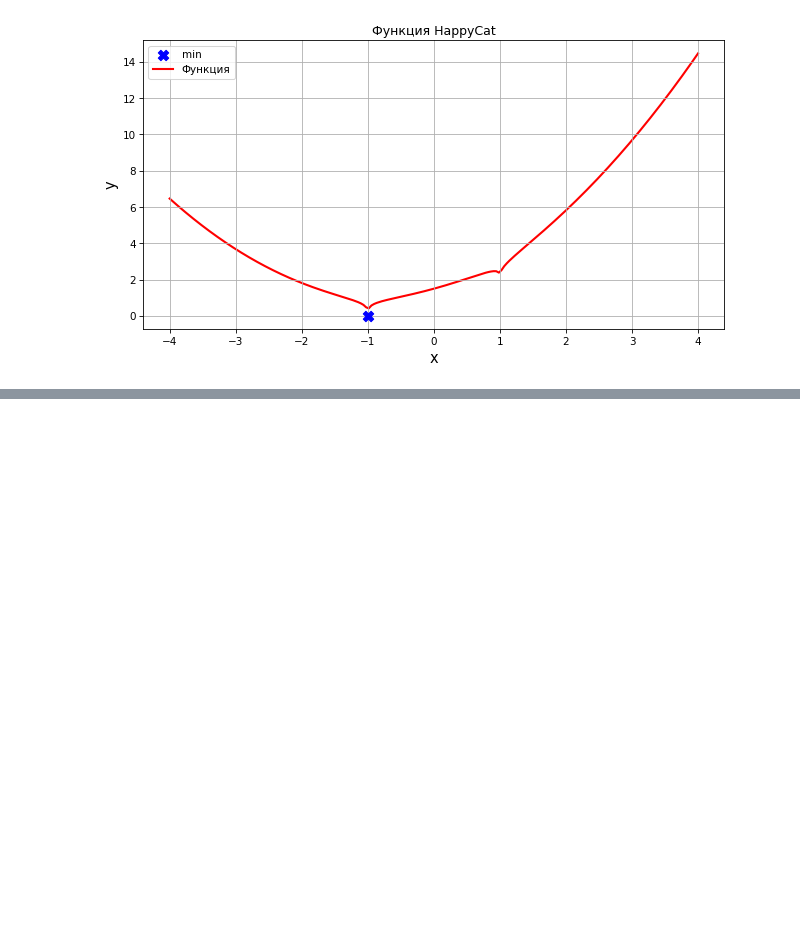
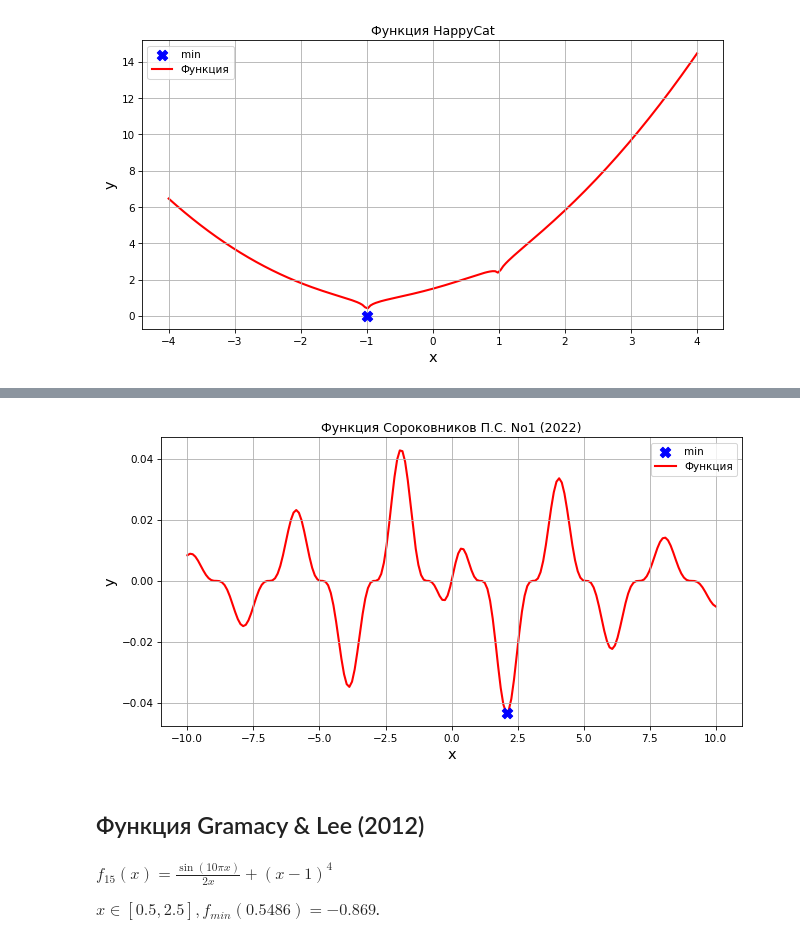
Before and after one commit to Allynik/examples-of-formulas, a Jupyter notebook: OKAiVD_Stepanov_Vyacheslav_BSV23_practice_1_01_22_02_2024.ipynb, the cells around one changed output, grey strips where cells are left out. Drawn from its saved outputs; the diff is of its cells as text; code cells hidden in the pictures; blank space fills up the shorter version.

```diff
--- a/OKAiVD_Stepanov_Vyacheslav_BSV23_practice_1_01_22_02_2024.ipynb
+++ b/OKAiVD_Stepanov_Vyacheslav_BSV23_practice_1_01_22_02_2024.ipynb
@@ -218,0 +303,12 @@ my_beautiful_func_graph(-4, 4, -1, 0, "HappyCat")
+# %%
+my_beautiful_func_graph(-10, 10, 2.09067, -0.04333, "Сороковников П.С. No1 (2022)")
+# %% [output]
+[figure, added]
+# %% [markdown]
+## Функция Gramacy & Lee (2012)
+# %% [markdown]
+$
+f_{15}(x) = \frac{\sin(10\pi x)}{2x} + (x-1)^4
+$
+
+$ x \in [0.5, 2.5], f_{min}(0.5486) = -0.869$.
```
Also changed, not shown: parts of 46 cells of this notebook.
